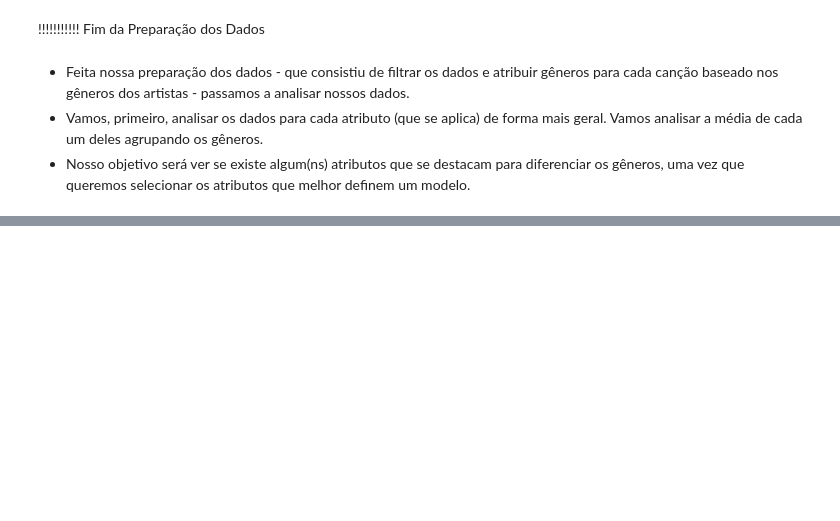
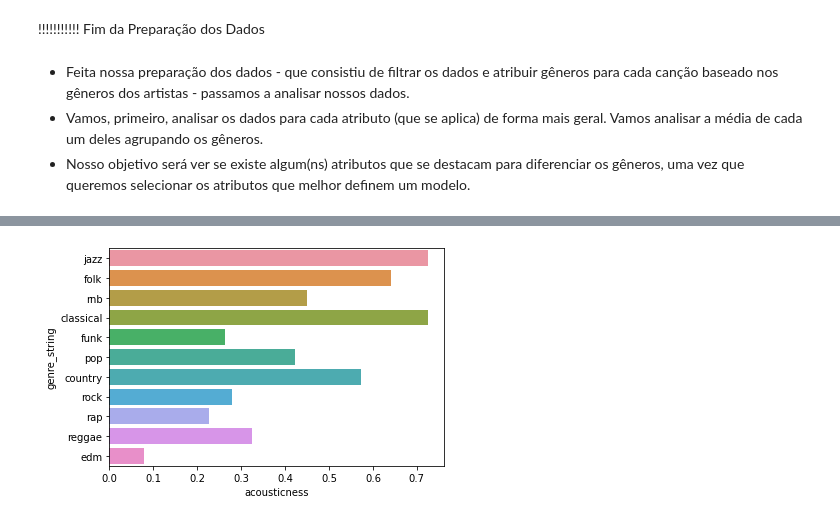
Before and after one commit to lucasleone21/Analyzing-Spotify-tracks, a Jupyter notebook: Analyzing Spotify tracks.ipynb, the cells around one changed output, grey strips where cells are left out. Saved outputs shown, nothing was run; the diff lists cells and outputs as text; code cells hidden in the pictures; blank space fills up the shorter version.

```diff
--- a/Analyzing Spotify tracks.ipynb
+++ b/Analyzing Spotify tracks.ipynb
@@ -192,0 +251,4 @@ training_tracks.head(11)
+# %%
+to_plot(training_tracks,"acousticness")
+# %% [output]
+[figure, added]
```
Also changed, not shown: parts of 14 cells of this notebook.
